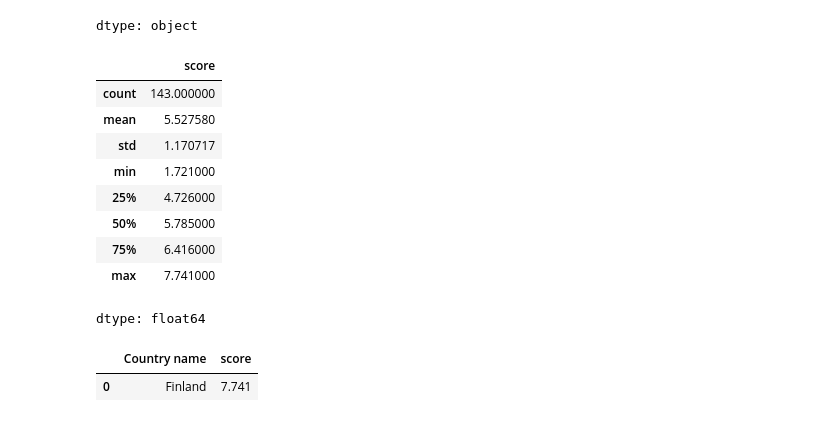
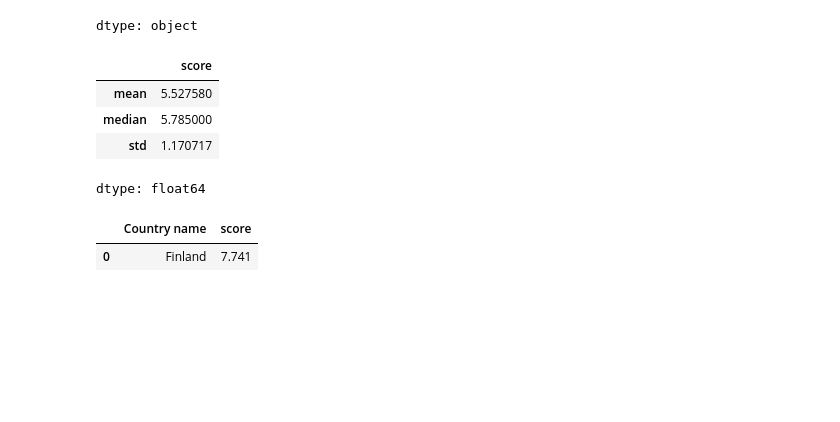
Before and after one commit to SD2513/ai-assessment-1, a Jupyter notebook: 2407091_ShlokDhital_Assessment1.ipynb, the cells around one changed output. Cells and saved outputs as stored; diff of their text form; code cells hidden in the pictures; blank space fills up the shorter version.

```diff
--- a/2407091_ShlokDhital_Assessment1.ipynb
+++ b/2407091_ShlokDhital_Assessment1.ipynb
@@ -51,17 +51,12 @@ dtype: object
 # %%
 # Basic Statistics
 
-whr["score"].describe()
+whr["score"].agg(['mean','median','std'])
 # %% [output]
 |  | score |
-| count | 143.000000 |
 | mean | 5.527580 |
+| median | 5.785000 |
 | std | 1.170717 |
-| min | 1.721000 |
-| 25% | 4.726000 |
-| 50% | 5.785000 |
-| 75% | 6.416000 |
-| max | 7.741000 |
 dtype: float64
 # %%
 # Find country with highest score
```
Also changed, not shown: parts of 10 cells of this notebook.
